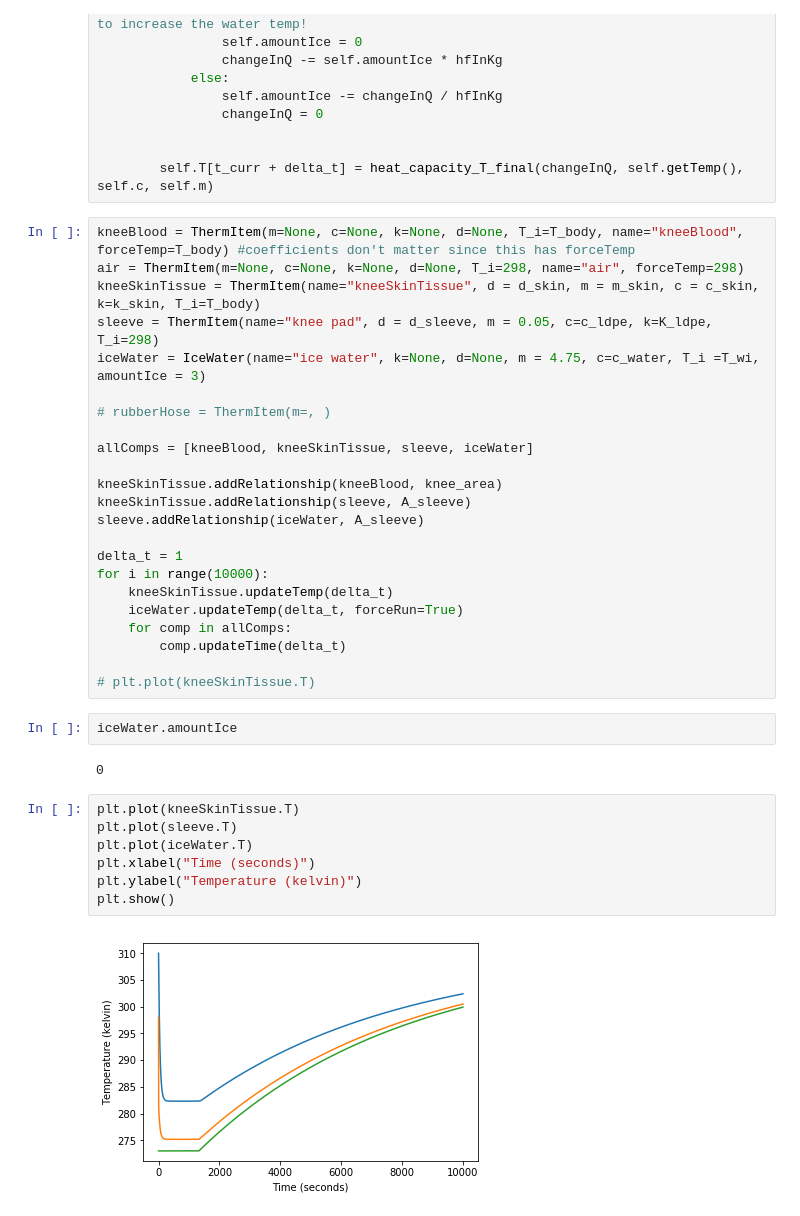
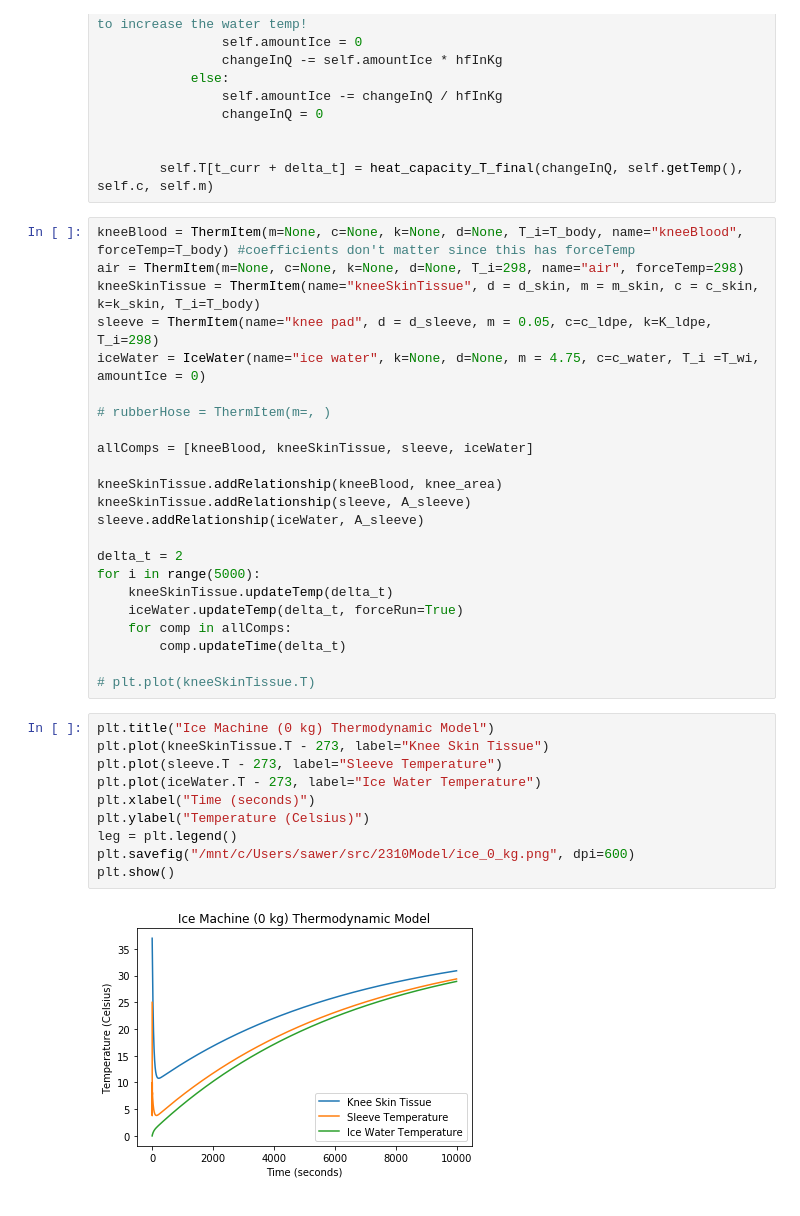
Before and after one commit to Saqibm128/Cryotherapy-Knee-Pad-Simulation, a Jupyter notebook: Iceman Thermal Engineering Analysis.ipynb, the cells around one changed output. Saved outputs shown, nothing was run; the diff lists cells and outputs as text.

Commit message:
added additional changes to graphs

```diff
--- a/Iceman Thermal Engineering Analysis.ipynb
+++ b/Iceman Thermal Engineering Analysis.ipynb
@@ -251,7 +251,7 @@ kneeBlood = ThermItem(m=None, c=None, k=None, d=None, T_i=T_body, name="kneeBloo
 air = ThermItem(m=None, c=None, k=None, d=None, T_i=298, name="air", forceTemp=298)
 kneeSkinTissue = ThermItem(name="kneeSkinTissue", d = d_skin, m = m_skin, c = c_skin, k=k_skin, T_i=T_body)
 sleeve = ThermItem(name="knee pad", d = d_sleeve, m = 0.05, c=c_ldpe, k=K_ldpe, T_i=298)
-iceWater = IceWater(name="ice water", k=None, d=None, m = 4.75, c=c_water, T_i =T_wi, amountIce = 3)
+iceWater = IceWater(name="ice water", k=None, d=None, m = 4.75, c=c_water, T_i =T_wi, amountIce = 0)
 
 # rubberHose = ThermItem(m=, )
 
@@ -261,24 +261,23 @@ kneeSkinTissue.addRelationship(kneeBlood, knee_area)
 kneeSkinTissue.addRelationship(sleeve, A_sleeve)
 sleeve.addRelationship(iceWater, A_sleeve)
 
-delta_t = 1
-for i in range(10000):
+delta_t = 2
+for i in range(5000):
     kneeSkinTissue.updateTemp(delta_t)
     iceWater.updateTemp(delta_t, forceRun=True)
     for comp in allComps:
         comp.updateTime(delta_t)
 
 # plt.plot(kneeSkinTissue.T)
-# %%
-iceWater.amountIce
-# %% [output]
-0
 # %%
-plt.plot(kneeSkinTissue.T)
-plt.plot(sleeve.T)
-plt.plot(iceWater.T)
+plt.title("Ice Machine (0 kg) Thermodynamic Model")
+plt.plot(kneeSkinTissue.T - 273, label="Knee Skin Tissue")
+plt.plot(sleeve.T - 273, label="Sleeve Temperature")
+plt.plot(iceWater.T - 273, label="Ice Water Temperature")
 plt.xlabel("Time (seconds)")
-plt.ylabel("Temperature (kelvin)")
+plt.ylabel("Temperature (Celsius)")
+leg = plt.legend()
+plt.savefig("/mnt/c/Users/sawer/src/2310Model/ice_0_kg.png", dpi=600)
 plt.show()
 # %% [output]
-[figure, old version]
+[figure, new version]
```
Also changed, not shown: parts of 7 cells of this notebook, 4 other files.
